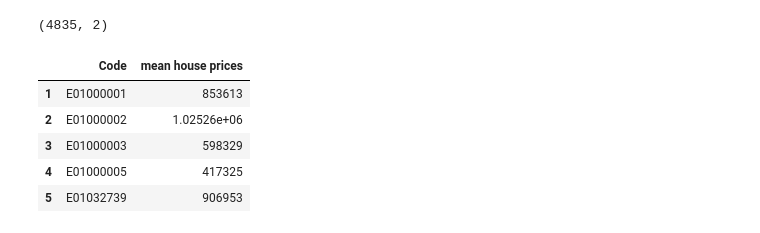
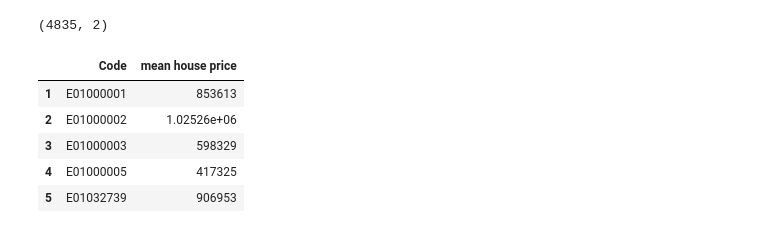
Before and after one commit to epfl-ada/ada-2020-project-milestone-p3-p3_caxaga, a Jupyter notebook: housing.ipynb, the cells around one changed output. Cells and saved outputs as stored; diff of their text form; code cells hidden in the pictures.

```diff
--- a/housing.ipynb
+++ b/housing.ipynb
@@ -18,15 +59,16 @@ display(year_grocery.head())
 # %%
 COLS = ["Code", "Year ending Dec 2014"]
 
 housing_prices = pd.read_excel(
     "data/land-registry-house-prices-LSOA.xls", sheet_name="Mean")[COLS]
-housing_prices.rename(columns={"Year ending Dec 2014": "mean house prices"}, inplace=True)
+housing_prices.rename(
+    columns={"Year ending Dec 2014": "mean house price"}, inplace=True)
 housing_prices.dropna(inplace=True)
 print(housing_prices.shape)
 display(housing_prices.head())
 # %% [output]
 (4835, 2)
-|  | Code | mean house prices |
+|  | Code | mean house price |
 | 1 | E01000001 | 853613 |
 | 2 | E01000002 | 1.02526e+06 |
 | 3 | E01000003 | 598329 |
```
Also changed, not shown: parts of 11 cells of this notebook, 1 other file.
